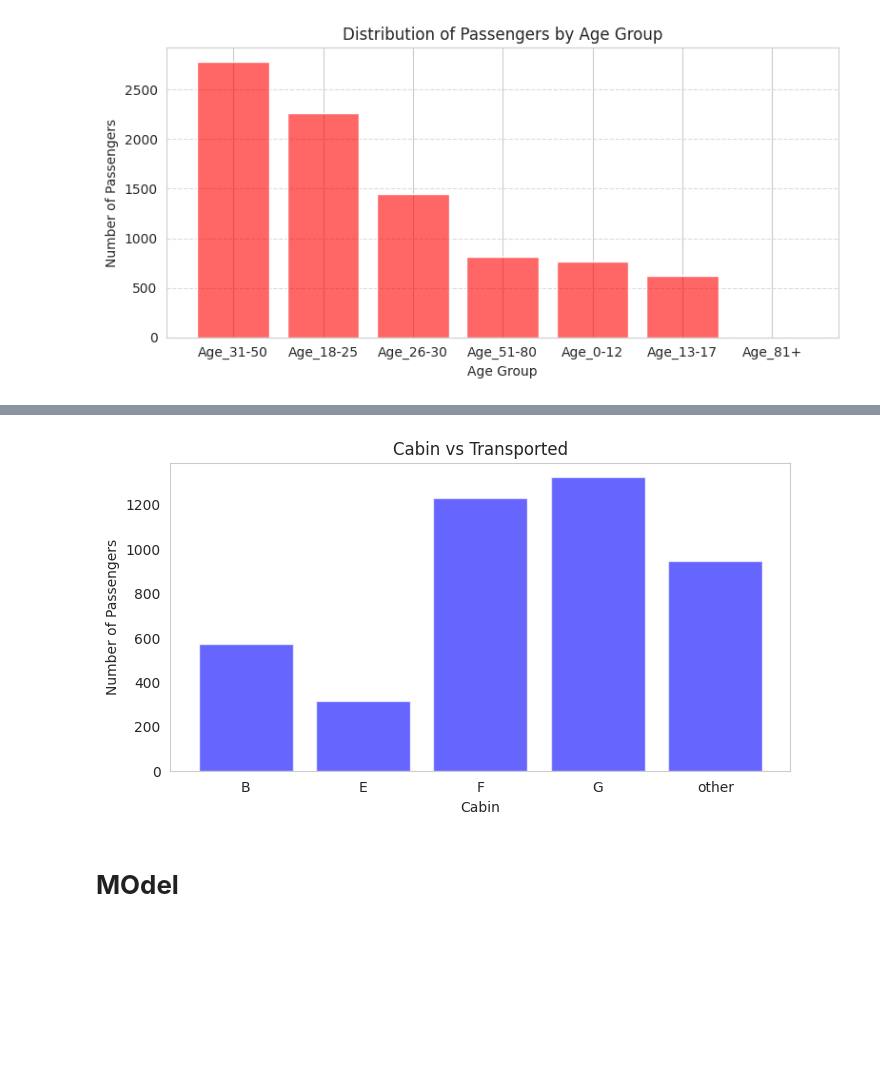
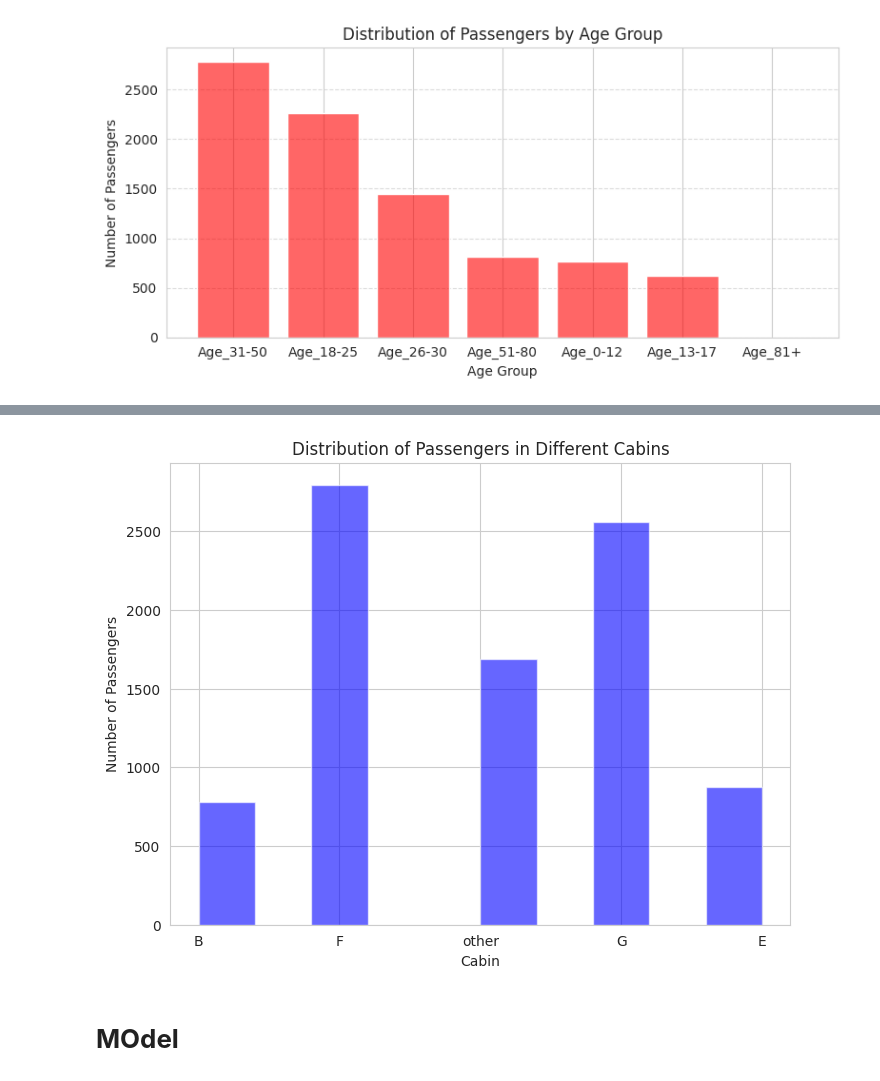
Before and after one commit to 7PAM2015-0105-2023-TEAM17/Kaggle-Challenge-Team-17, a Jupyter notebook: kaggle_Challenge_TEAM_17.ipynb, the cells around one changed output, grey strips where cells are left out. Saved outputs shown, nothing was run; the diff lists cells and outputs as text; code cells hidden in the pictures; blank space fills up the shorter version.

```diff
--- a/kaggle_Challenge_TEAM_17.ipynb
+++ b/kaggle_Challenge_TEAM_17.ipynb
@@ -413,30 +372,21 @@ plt.show()
 # %%
 # Split 'Cabin' values to get only the cabin letters
 train_df['Cabin'] = train_df['Cabin'].apply(lambda x: str(x).split('/')[0])
-
-# Handling Missing Values
-train_df['Cabin'] = train_df['Cabin'].replace('nan', 'other')
 
 # Consider only the most frequent categories
 keep = train_df['Cabin'].value_counts().index[:5]
 train_df['Cabin'] = np.where(train_df['Cabin'].isin(keep), train_df['Cabin'], 'other')
 
-# Group the data by 'Cabin' and 'Transported', count the number of passengers
-temp = train_df.groupby(['Cabin', 'Transported'])['PassengerId'].count().reset_index().rename(columns={'PassengerId': 'Number of Passengers'})
-
-# Filter out the rows where Transported is False
-temp = temp[temp['Transported'] == True]
-
-# Create a bar plot
-plt.figure(figsize=(8, 4))
-plt.bar(temp['Cabin'], temp['Number of Passengers'], alpha=0.6, color='blue')
-plt.title('Cabin vs Transported')
+# Visualize the distribution of passengers in different cabins using a histogram
+plt.figure(figsize=(8, 6))
+plt.hist(train_df['Cabin'], alpha=0.6, color='blue')
+plt.title('Distribution of Passengers in Different Cabins')
 plt.xlabel('Cabin')
 plt.ylabel('Number of Passengers')
-plt.grid(False)  # Remove grid
+plt.grid(True)
 plt.show()
 # %% [output]
-[figure, old version]
+[figure, new version]
 # %% [markdown]
 # **MOdel**
 # %%
```
Also changed, not shown: parts of 1 cell of this notebook.
